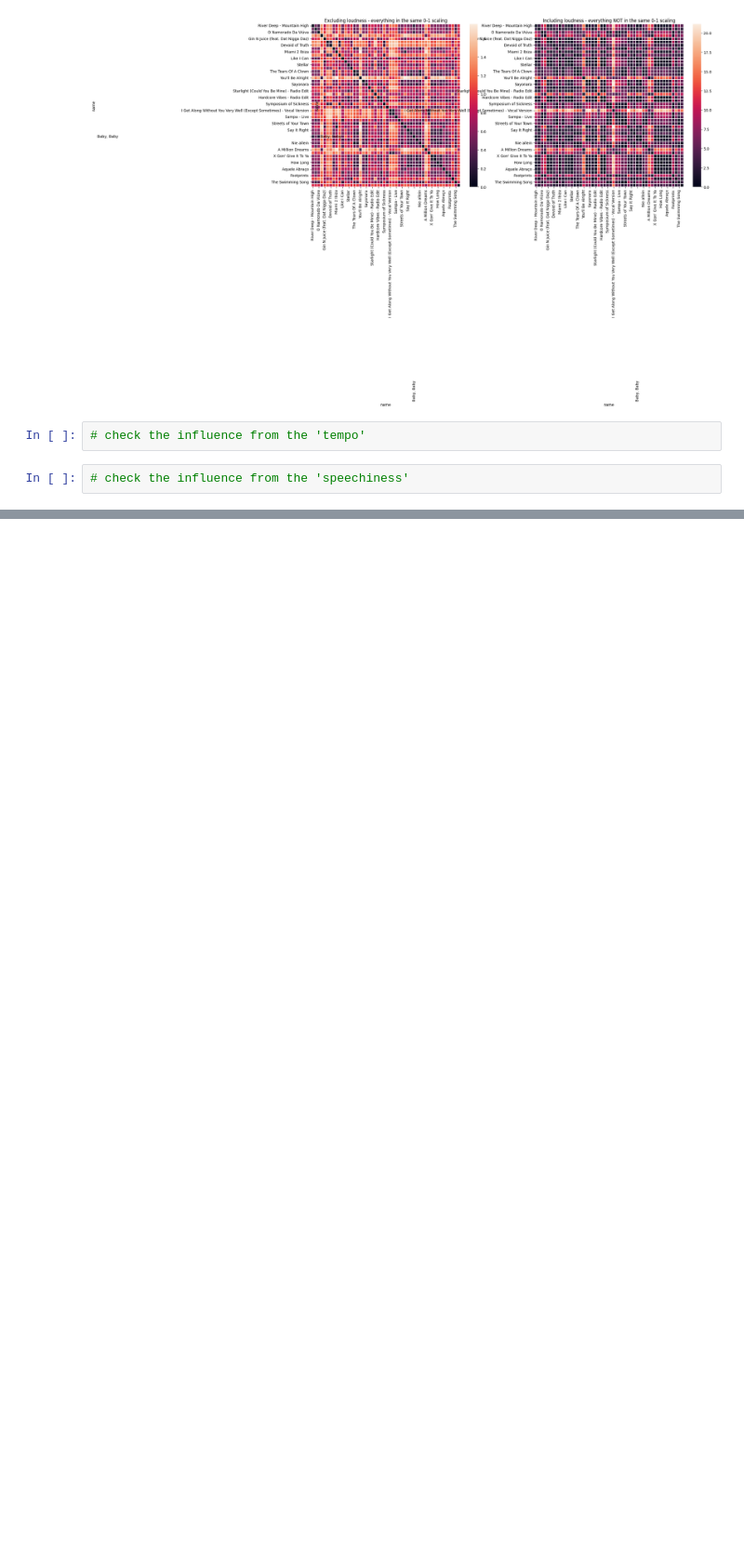
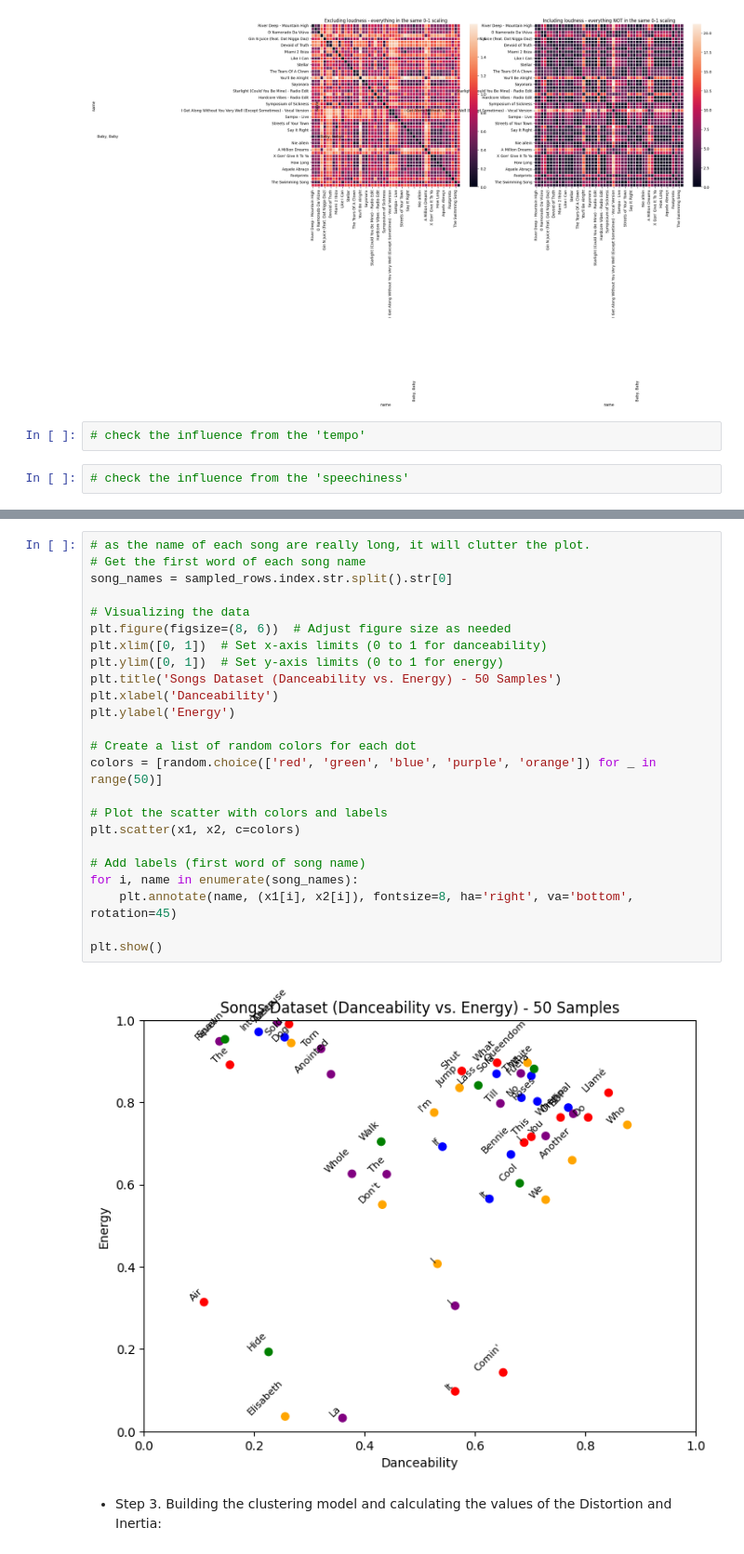
Before and after one commit to PhoenixCC0722/JoinTheGame_Magist, a Jupyter notebook: Chapter6_ML_2_01_scaling_data_5000_songs.ipynb, the cells around one changed output, grey strips where cells are left out. Shown at 93% size. Drawn from its saved outputs; the diff is of its cells as text; blank space fills up the shorter version.

```diff
--- a/Chapter6_ML_2_01_scaling_data_5000_songs.ipynb
+++ b/Chapter6_ML_2_01_scaling_data_5000_songs.ipynb
@@ -172,0 +224,30 @@ plt.show()
+# %%
+# as the name of each song are really long, it will clutter the plot.
+# Get the first word of each song name
+song_names = sampled_rows.index.str.split().str[0]
+
+# Visualizing the data
+plt.figure(figsize=(8, 6))  # Adjust figure size as needed
+plt.xlim([0, 1])  # Set x-axis limits (0 to 1 for danceability)
+plt.ylim([0, 1])  # Set y-axis limits (0 to 1 for energy)
+plt.title('Songs Dataset (Danceability vs. Energy) - 50 Samples')
+plt.xlabel('Danceability')
+plt.ylabel('Energy')
+
+# Create a list of random colors for each dot
+colors = [random.choice(['red', 'green', 'blue', 'purple', 'orange']) for _ in range(50)]
+
+# Plot the scatter with colors and labels
+plt.scatter(x1, x2, c=colors)
+
+# Add labels (first word of song name)
+for i, name in enumerate(song_names):
+    plt.annotate(name, (x1[i], x2[i]), fontsize=8, ha='right', va='bottom', rotation=45)
+
+plt.show()
+# %% [output]
+[figure, added]
+# %% [markdown]
+
+
+*  Step 3. Building the clustering model and calculating the values of the Distortion and Inertia:
```
Also changed, not shown: parts of 15 cells of this notebook.
